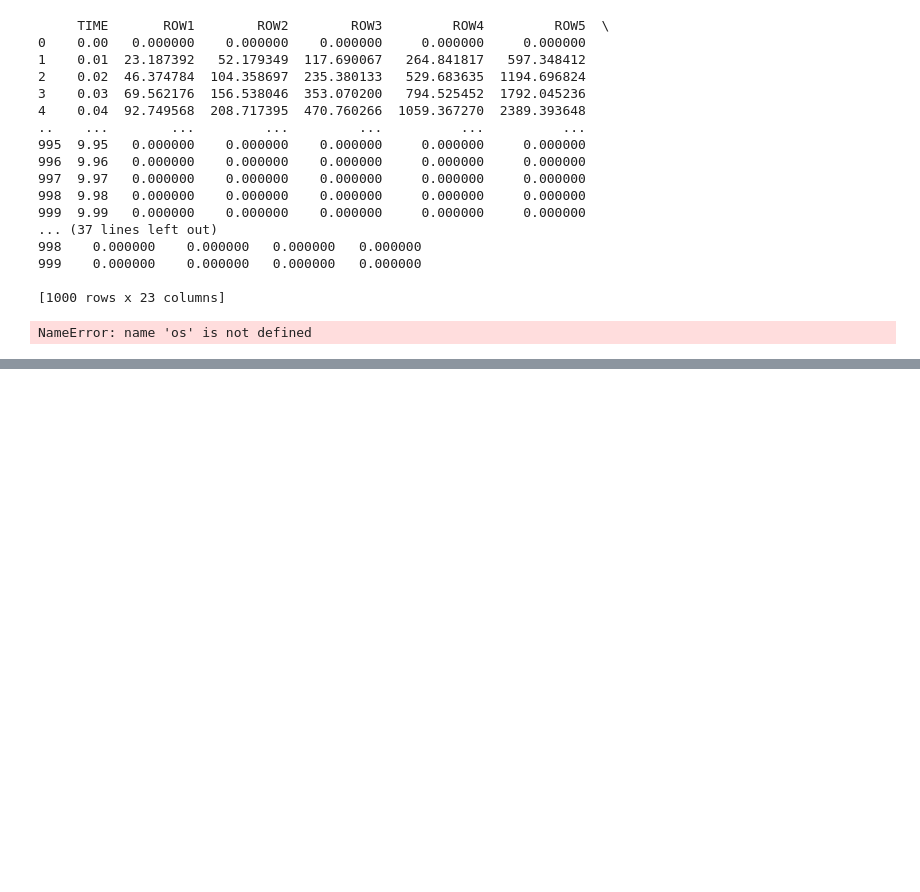
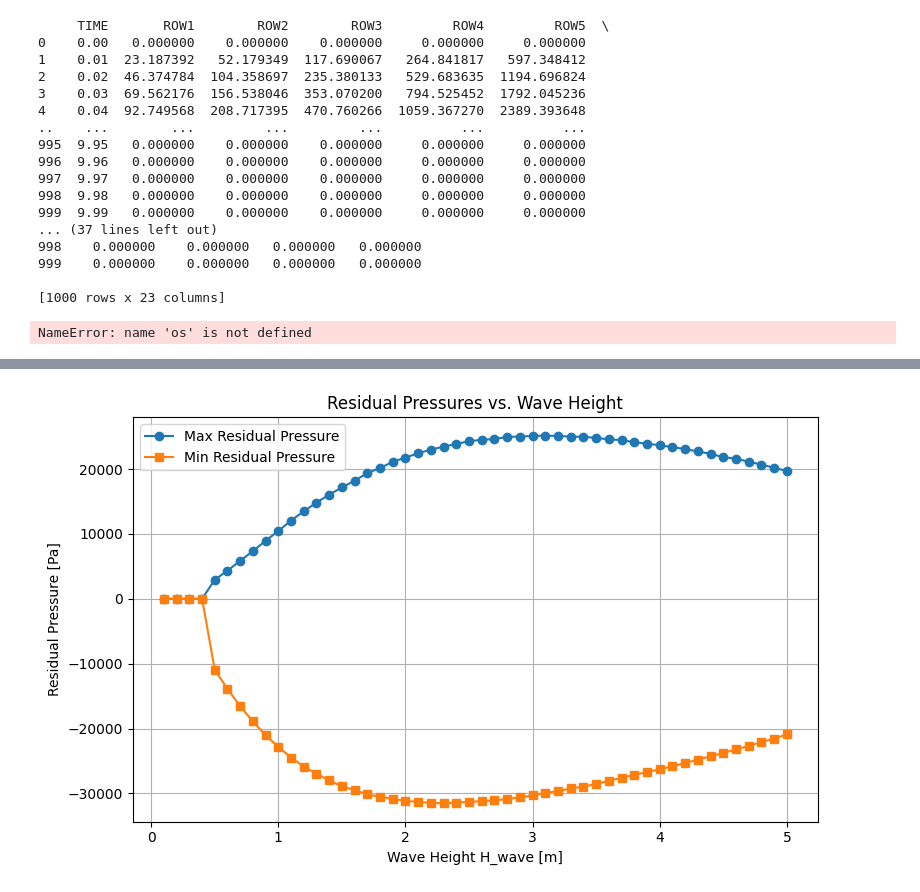
Before and after one commit to ThomasPennockTU/Thesis_Repository, a Jupyter notebook: workfolder/amplitude creator/amplitude_notebook.ipynb, the cells around one changed output, grey strips where cells are left out. Saved outputs shown, nothing was run; the diff lists cells and outputs as text; code cells hidden in the pictures; blank space fills up the shorter version.

```diff
--- a/workfolder/amplitude creator/amplitude_notebook.ipynb
+++ b/workfolder/amplitude creator/amplitude_notebook.ipynb
@@ -878,0 +1013,86 @@ NameError: name 'os' is not defined
+# %%
+import numpy as np
+import matplotlib.pyplot as plt
+from scipy.linalg import solve
+
+# --- Constants ---
+rho_w = 1025.0
+g = 9.81
+Tp = 5.59
+tan_beta = 1.0 / 3.0
+D = 0.30
+b = 0.30
+k = 0.19
+k_prime = 0.05
+Lambda = np.sqrt(D * b * k / k_prime)
+SWL = 4.7
+dx = 0.01
+x = np.arange(0, 20.0 + dx, dx)
+N = len(x)
+
+# --- Define wave heights ---
+wave_heights = np.arange(0.1, 5 + 0.1, 0.1)   # [1.0, 1.1, ..., 1.5]
+
+# --- Storage for results ---
+max_residuals = []
+min_residuals = []
+
+for H_wave in wave_heights:
+    Tm_1_0 = Tp / 1.1
+    L_m_1_0 = (g * Tm_1_0**2) / (2.0 * np.pi)
+    xi = tan_beta / np.sqrt(H_wave / L_m_1_0)
+    z_SWL = H_wave * (0.8 + 0.6 * np.tanh(xi - 2.1)) if xi < 3 else np.nan
+    x_center = (SWL - z_SWL) / tan_beta
+
+    w_base = (7 / 6) * H_wave
+    w_top = (1 / 3) * H_wave
+    x_left_base = x_center - w_base / 2
+    x_right_base = x_center + w_base / 2
+    x_left_top = x_center - w_top / 2
+    x_right_top = x_center + w_top / 2
+
+    # Calculate P_max
+    denom = (xi - 0.2)**2 if abs(xi - 0.2) > 1e-6 else 1e-6
+    P_dimless = 8.0 - 1.6 * xi - 2.0 / denom
+    P_max = P_dimless * rho_w * g * H_wave
+
+    # Build trapezoidal wave pressure
+    p_vals = np.zeros_like(x)
+    for j, xx in enumerate(x):
+        if x_left_base <= xx < x_left_top:
+            p_vals[j] = P_max * (xx - x_left_base) / (x_left_top - x_left_base)
+        elif x_left_top <= xx <= x_right_top:
+            p_vals[j] = P_max
+        elif x_right_top < xx <= x_right_base:
+            p_vals[j] = P_max * (x_right_base - xx) / (x_right_base - x_right_top)
+
+    # Solve for filter response
+    b_vec = -p_vals.copy()
+    b_vec[0] = b_vec[-1] = 0
+    A = np.zeros((N, N))
+    coeff = Lambda**2 / dx**2
+    for j in range(1, N - 1):
+        A[j, j - 1] = coeff
+        A[j, j] = -2 * coeff - 1
+        A[j, j + 1] = coeff
+    A[0, 0] = A[-1, -1] = 1.0
+    phi_F = solve(A, b_vec)
+    residual = phi_F - p_vals
+
+    # Store max/min residual
+    max_residuals.append(np.max(residual))
+    min_residuals.append(np.min(residual))
+
+# --- Plot results ---
+plt.figure(figsize=(8,5))
+plt.plot(wave_heights, max_residuals, marker='o', label='Max Residual Pressure')
+plt.plot(wave_heights, min_residuals, marker='s', label='Min Residual Pressure')
+plt.xlabel('Wave Height H_wave [m]')
+plt.ylabel('Residual Pressure [Pa]')
+plt.title('Residual Pressures vs. Wave Height')
+plt.legend()
+plt.grid(True)
+plt.tight_layout()
+plt.show()
+# %% [output]
+[figure, added]
```
Also changed, not shown: parts of 3 cells of this notebook.
